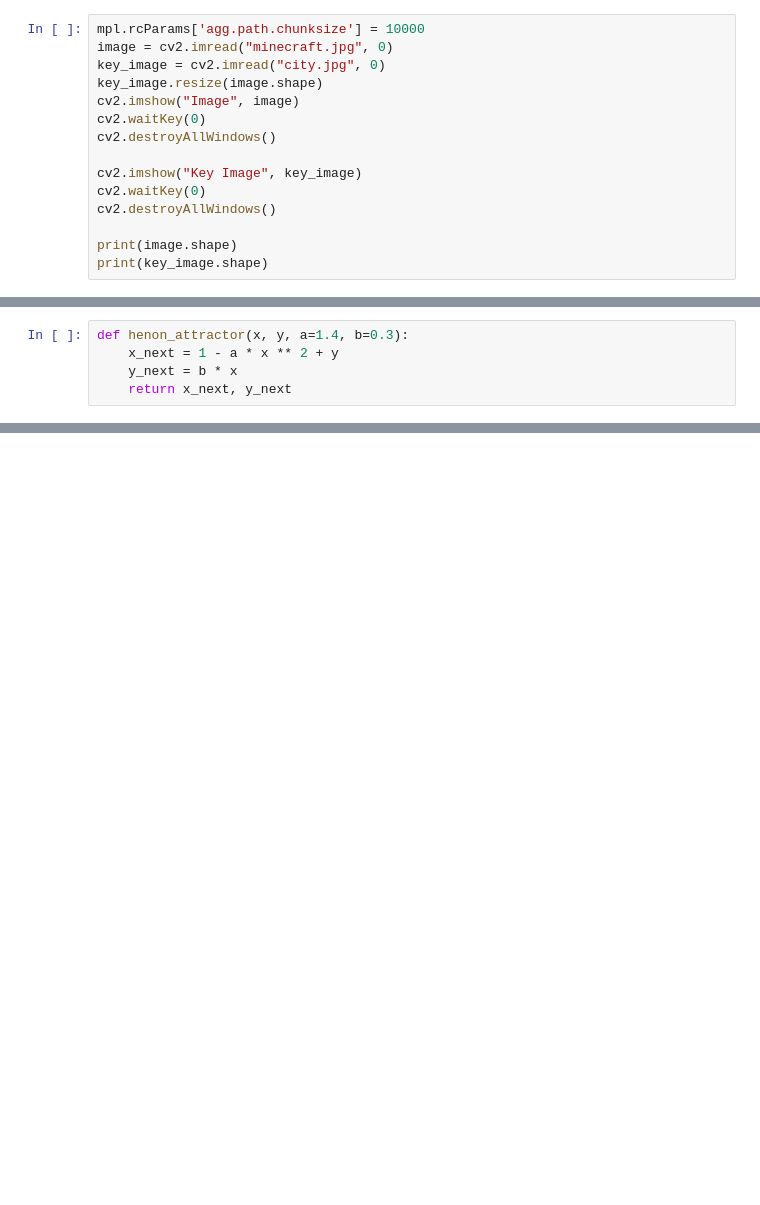
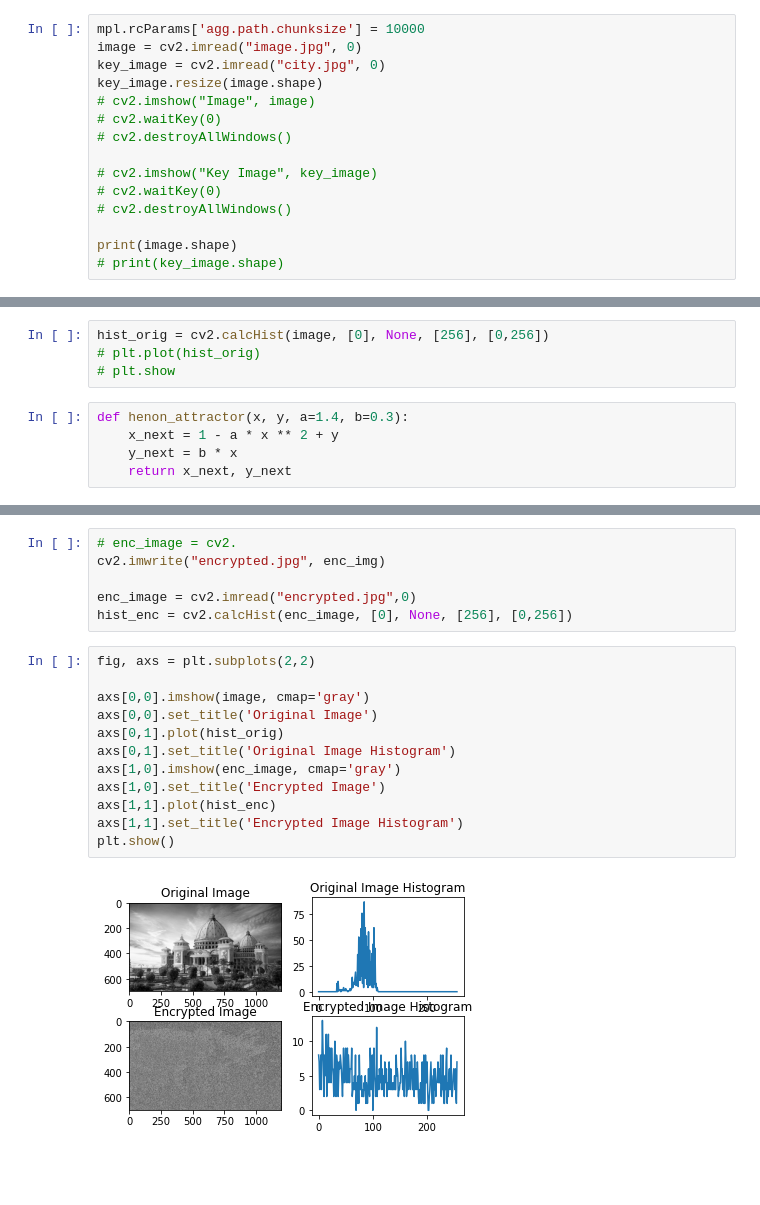
Before and after one commit to shubh-verma-19cs/Image-Encryption, a Jupyter notebook: image.ipynb, the cells around one changed output, grey strips where cells are left out. Cells and saved outputs as stored; diff of their text form; blank space fills up the shorter version.

```diff
--- a/image.ipynb
+++ b/image.ipynb
@@ -7,17 +7,17 @@ import matplotlib.pyplot as plt
 import matplotlib as mpl
 # %%
 mpl.rcParams['agg.path.chunksize'] = 10000
-image = cv2.imread("minecraft.jpg", 0)
+image = cv2.imread("image.jpg", 0)
 key_image = cv2.imread("city.jpg", 0)
 key_image.resize(image.shape)
-cv2.imshow("Image", image)
-cv2.waitKey(0)
-cv2.destroyAllWindows()
+# cv2.imshow("Image", image)
+# cv2.waitKey(0)
+# cv2.destroyAllWindows()
 
-cv2.imshow("Key Image", key_image)
-cv2.waitKey(0)
-cv2.destroyAllWindows()
+# cv2.imshow("Key Image", key_image)
+# cv2.waitKey(0)
+# cv2.destroyAllWindows()
 
 print(image.shape)
-print(key_image.shape)
+# print(key_image.shape)
 # %% [output]
@@ -36,3 +25,7 @@ def fusion(image, key_image, w):
+# %%
+hist_orig = cv2.calcHist(image, [0], None, [256], [0,256])
+# plt.plot(hist_orig)
+# plt.show
 # %%
 def henon_attractor(x, y, a=1.4, b=0.3):
 	x_next = 1 - a * x ** 2 + y
@@ -65,0 +89,22 @@ encrypt(img, 1.3, 0.6, 1.2, 0.5)
+# %%
+# enc_image = cv2.
+cv2.imwrite("encrypted.jpg", enc_img)
+
+enc_image = cv2.imread("encrypted.jpg",0)
+hist_enc = cv2.calcHist(enc_image, [0], None, [256], [0,256])
+# %%
+fig, axs = plt.subplots(2,2)
+
+axs[0,0].imshow(image, cmap='gray')
+axs[0,0].set_title('Original Image')
+axs[0,1].plot(hist_orig)
+axs[0,1].set_title('Original Image Histogram')
+axs[1,0].imshow(enc_image, cmap='gray')
+axs[1,0].set_title('Encrypted Image')
+axs[1,1].plot(hist_enc)
+axs[1,1].set_title('Encrypted Image Histogram')
+plt.show()
+# %% [output]
+[figure, added]
+# %% [markdown]
+~~~~~~~~~~~~~~~~~~~~~~~~~~~~~~~~~~~~~~~~~~~~~~~~~~~~~~~~~~~~~~~~~~~~~~~~~~~~~~~~~~~~~~~~~~~~~~~~~~~~~~~~~~~~~~~~~~~~~~~~~~~~~~~~~~~~~~~
```
Also changed, not shown: parts of 9 cells of this notebook, 3 other files.
